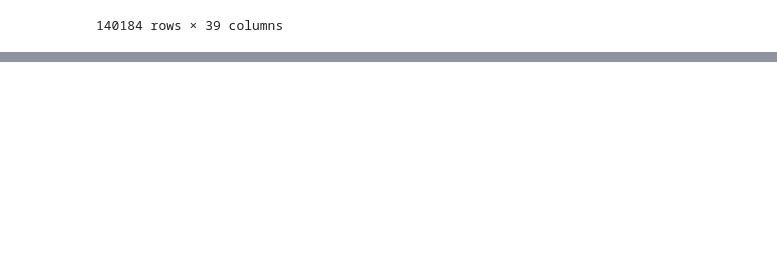
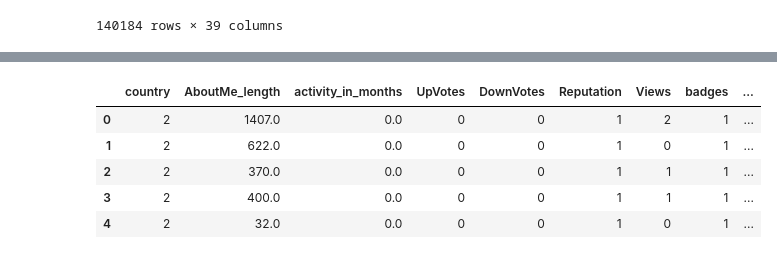
Before and after one commit to zolduoarrati/repos, a Jupyter notebook: Python/Jupyter/ML/classifications.ipynb, the cells around one changed output, grey strips where cells are left out. Cells and saved outputs as stored; diff of their text form; code cells hidden in the pictures; blank space fills up the shorter version.

```diff
--- a/Python/Jupyter/ML/classifications.ipynb
+++ b/Python/Jupyter/ML/classifications.ipynb
@@ -214,3 +216,14 @@ df.sample(10)
+# %%
+df.drop(['Id'], axis = 1,inplace=True)
+# %%
+pd.DataFrame(df).head()
+# %% [output]
+|  | country | AboutMe_length | activity_in_months | UpVotes | DownVotes | Reputation | Views | badges | ... |
+| 0 | 2 | 1407.0 | 0.0 | 0 | 0 | 1 | 2 | 1 | ... |
+| 1 | 2 | 622.0 | 0.0 | 0 | 0 | 1 | 0 | 1 | ... |
+| 2 | 2 | 370.0 | 0.0 | 0 | 0 | 1 | 1 | 1 | ... |
+| 3 | 2 | 400.0 | 0.0 | 0 | 0 | 1 | 1 | 1 | ... |
+| 4 | 2 | 32.0 | 0.0 | 0 | 0 | 1 | 0 | 1 | ... |
 # %%
 # Create training and testing sets
 df_train,df_test= train_test_split(df, test_size = 0.2, random_state = 0)
```
Also changed, not shown: parts of 4 cells of this notebook.
